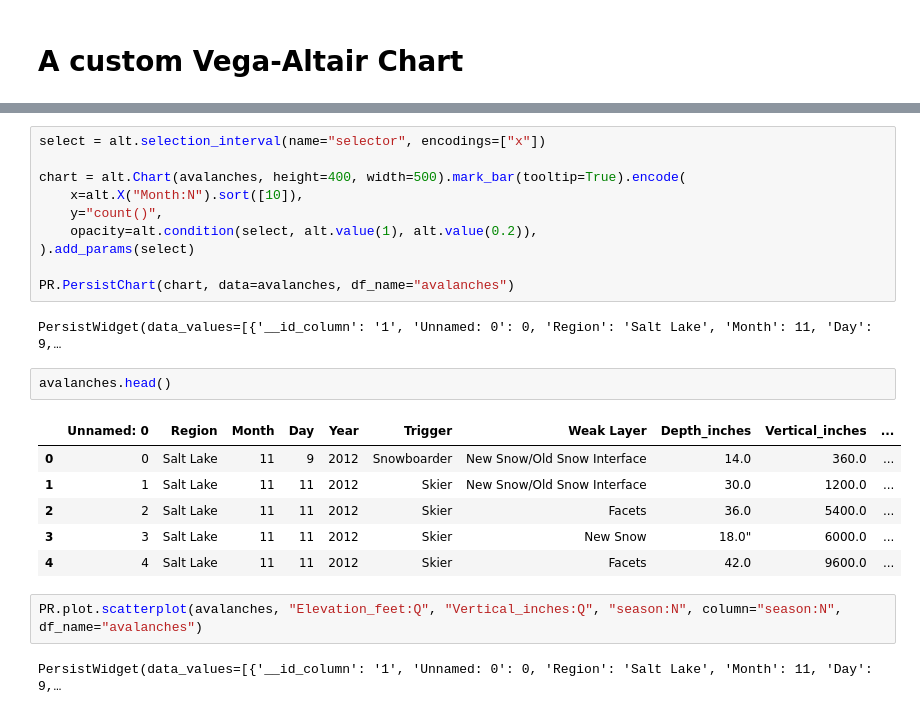
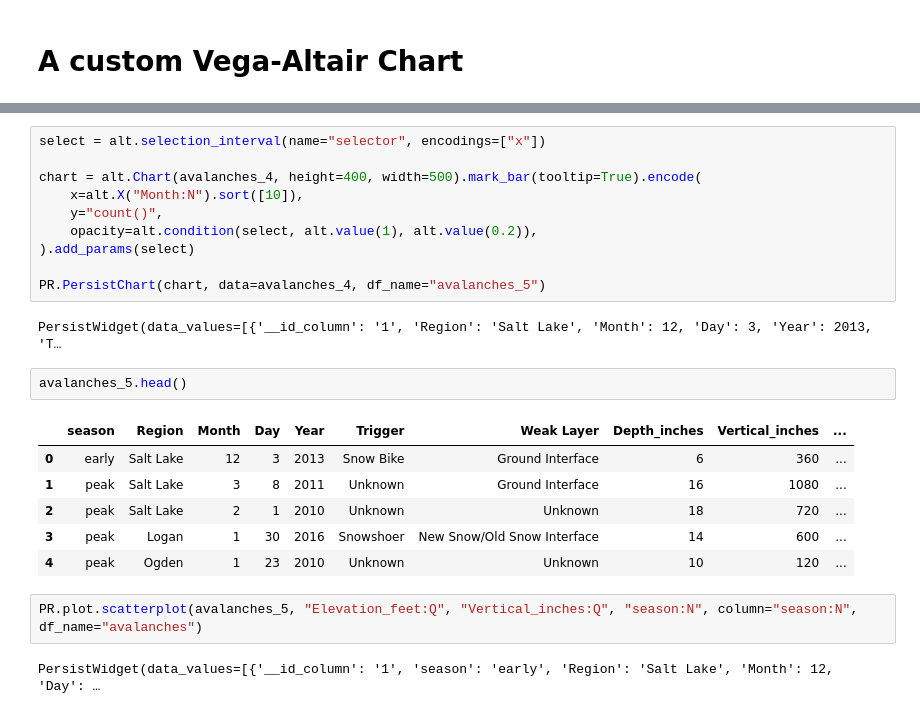
Before and after one commit to visdesignlab/persist_examples, a Jupyter notebook: EuroVis Demo.ipynb, the cells around one changed output, grey strips where cells are left out. Cells and saved outputs as stored; diff of their text form.

```diff
--- a/EuroVis Demo.ipynb
+++ b/EuroVis Demo.ipynb
@@ -91,25 +91,25 @@ PersistWidget(data_values=[{'__id_column': '1', 'Unnamed: 0': 0, 'Region': 'Salt
 # %%
 select = alt.selection_interval(name="selector", encodings=["x"])
 
-chart = alt.Chart(avalanches, height=400, width=500).mark_bar(tooltip=True).encode(
+chart = alt.Chart(avalanches_4, height=400, width=500).mark_bar(tooltip=True).encode(
     x=alt.X("Month:N").sort([10]),
     y="count()",
     opacity=alt.condition(select, alt.value(1), alt.value(0.2)),
 ).add_params(select)
 
-PR.PersistChart(chart, data=avalanches, df_name="avalanches")
+PR.PersistChart(chart, data=avalanches_4, df_name="avalanches_5")
 # %% [output]
-PersistWidget(data_values=[{'__id_column': '1', 'Unnamed: 0': 0, 'Region': 'Salt Lake', 'Month': 11, 'Day': 9,…
+PersistWidget(data_values=[{'__id_column': '1', 'Region': 'Salt Lake', 'Month': 12, 'Day': 3, 'Year': 2013, 'T…
 # %%
-avalanches.head()
+avalanches_5.head()
 # %% [output]
-|  | Unnamed: 0 | Region | Month | Day | Year | Trigger | Weak Layer | Depth_inches | Vertical_inches | ... |
-| 0 | 0 | Salt Lake | 11 | 9 | 2012 | Snowboarder | New Snow/Old Snow Interface | 14.0 | 360.0 | ... |
-| 1 | 1 | Salt Lake | 11 | 11 | 2012 | Skier | New Snow/Old Snow Interface | 30.0 | 1200.0 | ... |
-| 2 | 2 | Salt Lake | 11 | 11 | 2012 | Skier | Facets | 36.0 | 5400.0 | ... |
-| 3 | 3 | Salt Lake | 11 | 11 | 2012 | Skier | New Snow | 18.0" | 6000.0 | ... |
-| 4 | 4 | Salt Lake | 11 | 11 | 2012 | Skier | Facets | 42.0 | 9600.0 | ... |
+|  | season | Region | Month | Day | Year | Trigger | Weak Layer | Depth_inches | Vertical_inches | ... |
+| 0 | early | Salt Lake | 12 | 3 | 2013 | Snow Bike | Ground Interface | 6 | 360 | ... |
+| 1 | peak | Salt Lake | 3 | 8 | 2011 | Unknown | Ground Interface | 16 | 1080 | ... |
+| 2 | peak | Salt Lake | 2 | 1 | 2010 | Unknown | Unknown | 18 | 720 | ... |
+| 3 | peak | Logan | 1 | 30 | 2016 | Snowshoer | New Snow/Old Snow Interface | 14 | 600 | ... |
+| 4 | peak | Ogden | 1 | 23 | 2010 | Unknown | Unknown | 10 | 120 | ... |
 # %%
-PR.plot.scatterplot(avalanches, "Elevation_feet:Q", "Vertical_inches:Q", "season:N", column="season:N", df_name="avalanches")
+PR.plot.scatterplot(avalanches_5, "Elevation_feet:Q", "Vertical_inches:Q", "season:N", column="season:N", df_name="avalanches")
 # %% [output]
-PersistWidget(data_values=[{'__id_column': '1', 'Unnamed: 0': 0, 'Region': 'Salt Lake', 'Month': 11, 'Day': 9,…
+PersistWidget(data_values=[{'__id_column': '1', 'season': 'early', 'Region': 'Salt Lake', 'Month': 12, 'Day': …
```
Also changed, not shown: parts of 7 cells of this notebook, 4 other files.
